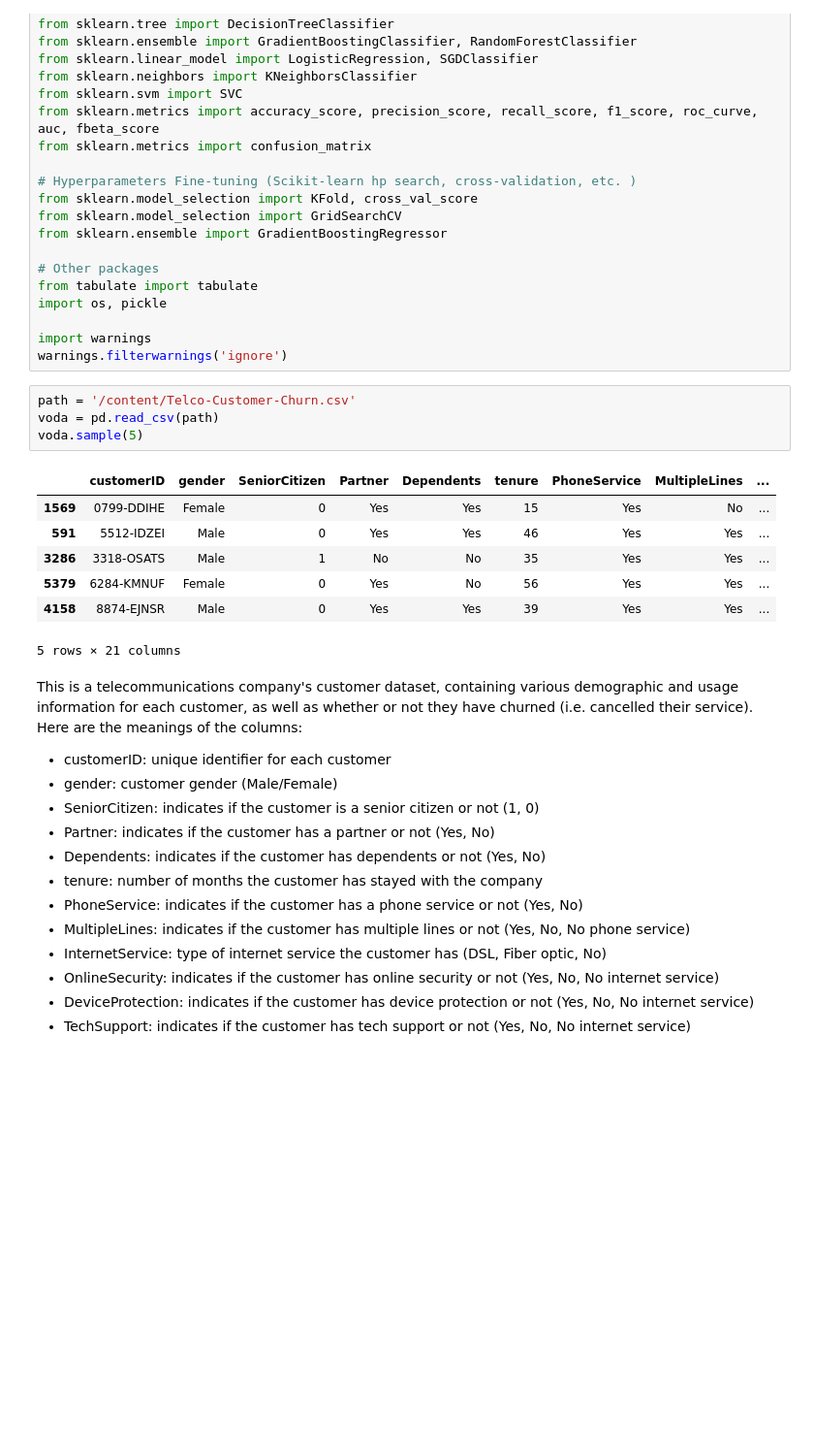
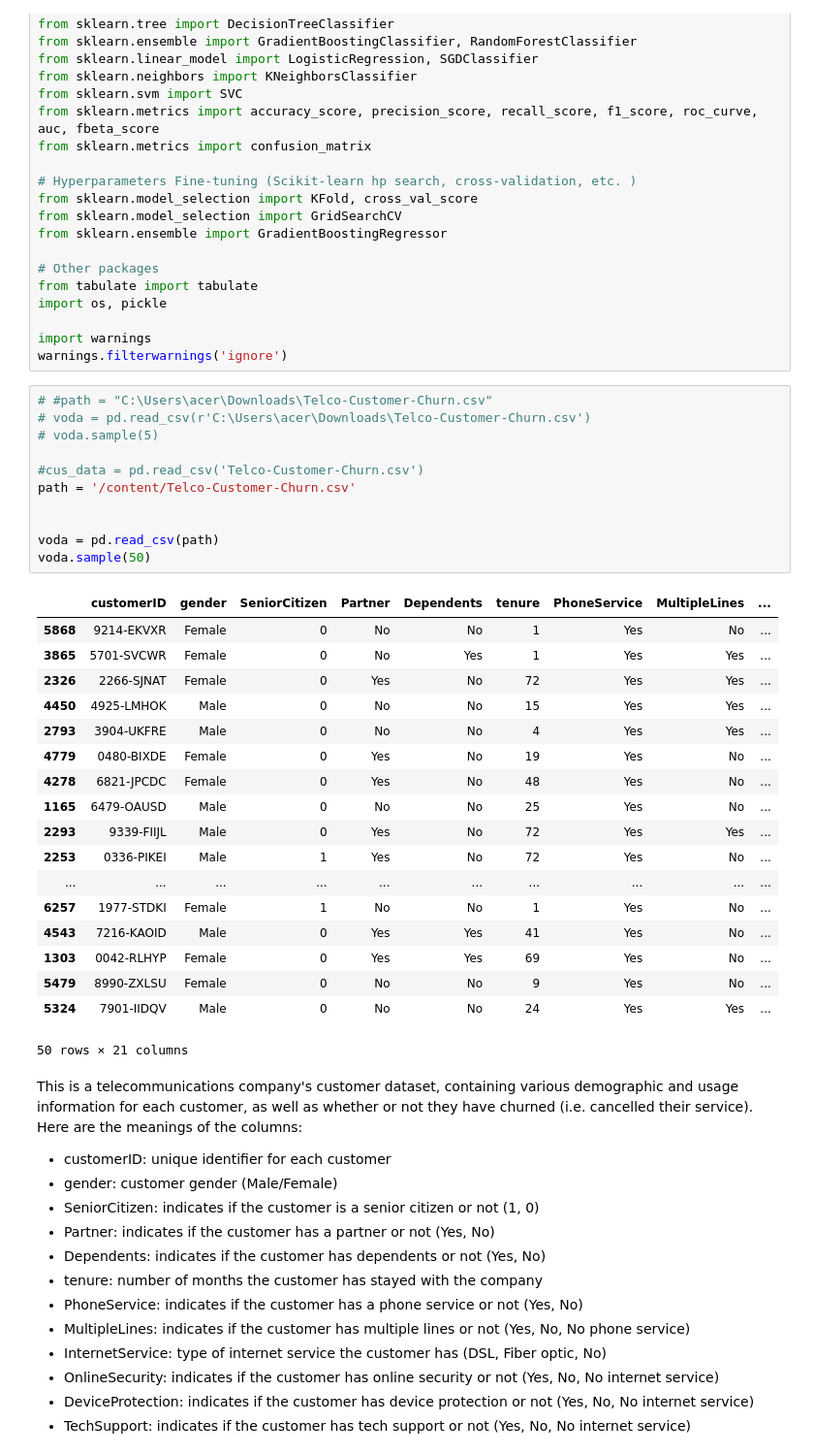
Before and after one commit to DeeeTeeee/Vodafone-Corporation---Classification-ML-Project, a Jupyter notebook: lp3.ipynb, the cells around one changed output. Shown at 97% size. Cells and saved outputs as stored; diff of their text form; blank space fills up the shorter version.

```diff
--- a/lp3.ipynb
+++ b/lp3.ipynb
@@ -50,18 +53,36 @@ import os, pickle
 
 import warnings
 warnings.filterwarnings('ignore')
-# %%
-path = '/content/Telco-Customer-Churn.csv'
-voda = pd.read_csv(path)
-voda.sample(5)
-# %% [output]
-|  | customerID | gender | SeniorCitizen | Partner | Dependents | tenure | PhoneService | MultipleLines | ... |
-| 1569 | 0799-DDIHE | Female | 0 | Yes | Yes | 15 | Yes | No | ... |
-| 591 | 5512-IDZEI | Male | 0 | Yes | Yes | 46 | Yes | Yes | ... |
-| 3286 | 3318-OSATS | Male | 1 | No | No | 35 | Yes | Yes | ... |
-| 5379 | 6284-KMNUF | Female | 0 | Yes | No | 56 | Yes | Yes | ... |
-| 4158 | 8874-EJNSR | Male | 0 | Yes | Yes | 39 | Yes | Yes | ... |
-5 rows × 21 columns
+# %%
+# #path = "C:\Users\acer\Downloads\Telco-Customer-Churn.csv"
+# voda = pd.read_csv(r'C:\Users\acer\Downloads\Telco-Customer-Churn.csv')
+# voda.sample(5)
+
+#cus_data = pd.read_csv('Telco-Customer-Churn.csv')
+path = '/content/Telco-Customer-Churn.csv'
+
+
+voda = pd.read_csv(path)
+voda.sample(50)
+# %% [output]
+|  | customerID | gender | SeniorCitizen | Partner | Dependents | tenure | PhoneService | MultipleLines | ... |
+| 5868 | 9214-EKVXR | Female | 0 | No | No | 1 | Yes | No | ... |
+| 3865 | 5701-SVCWR | Female | 0 | No | Yes | 1 | Yes | Yes | ... |
+| 2326 | 2266-SJNAT | Female | 0 | Yes | No | 72 | Yes | Yes | ... |
+| 4450 | 4925-LMHOK | Male | 0 | No | No | 15 | Yes | Yes | ... |
+| 2793 | 3904-UKFRE | Male | 0 | No | No | 4 | Yes | Yes | ... |
+| 4779 | 0480-BIXDE | Female | 0 | Yes | No | 19 | Yes | No | ... |
+| 4278 | 6821-JPCDC | Female | 0 | Yes | No | 48 | Yes | No | ... |
+| 1165 | 6479-OAUSD | Male | 0 | No | No | 25 | Yes | No | ... |
+| 2293 | 9339-FIIJL | Male | 0 | Yes | No | 72 | Yes | Yes | ... |
+| 2253 | 0336-PIKEI | Male | 1 | Yes | No | 72 | Yes | No | ... |
+| ... | ... | ... | ... | ... | ... | ... | ... | ... | ... |
+| 6257 | 1977-STDKI | Female | 1 | No | No | 1 | Yes | No | ... |
+| 4543 | 7216-KAOID | Male | 0 | Yes | Yes | 41 | Yes | No | ... |
+| 1303 | 0042-RLHYP | Female | 0 | Yes | Yes | 69 | Yes | No | ... |
+| 5479 | 8990-ZXLSU | Female | 0 | No | No | 9 | Yes | No | ... |
+| 5324 | 7901-IIDQV | Male | 0 | No | No | 24 | Yes | Yes | ... |
+50 rows × 21 columns
 # %% [markdown]
 This is a telecommunications company's customer dataset, containing various demographic and usage information for each customer, as well as whether or not they have churned (i.e. cancelled their service). Here are the meanings of the columns:
 
```
Also changed, not shown: parts of 82 cells of this notebook.
